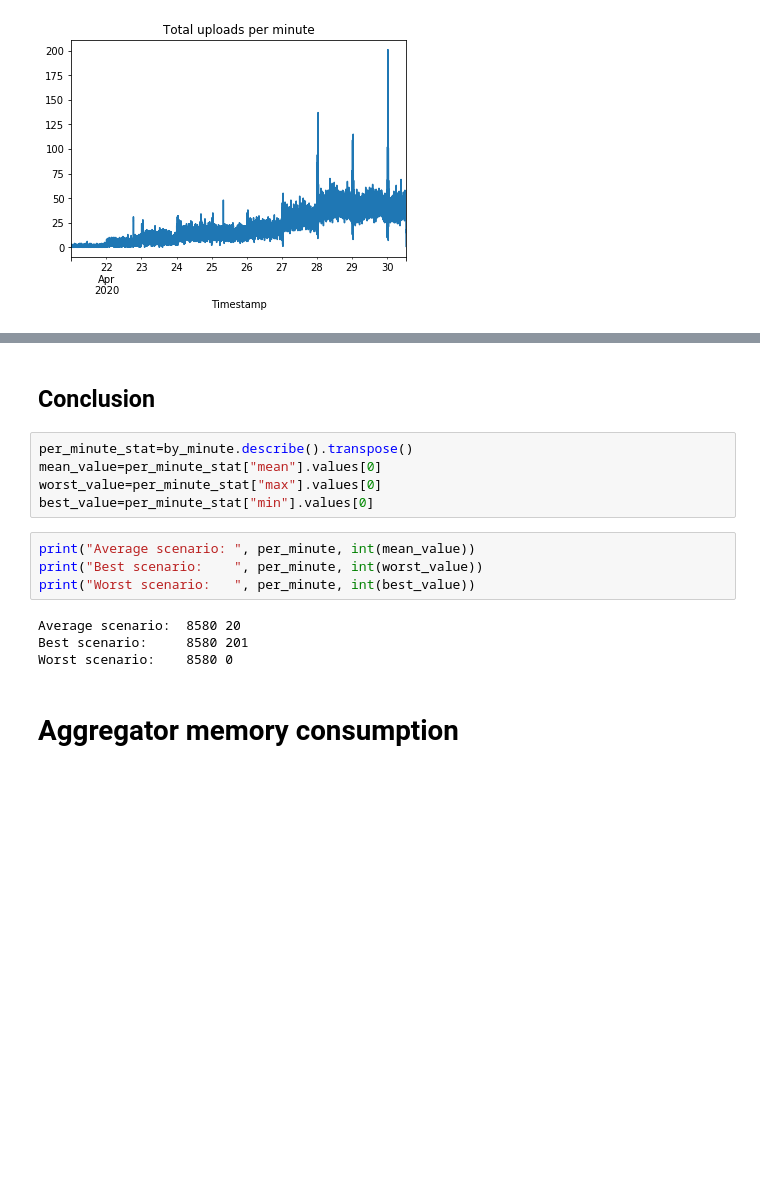
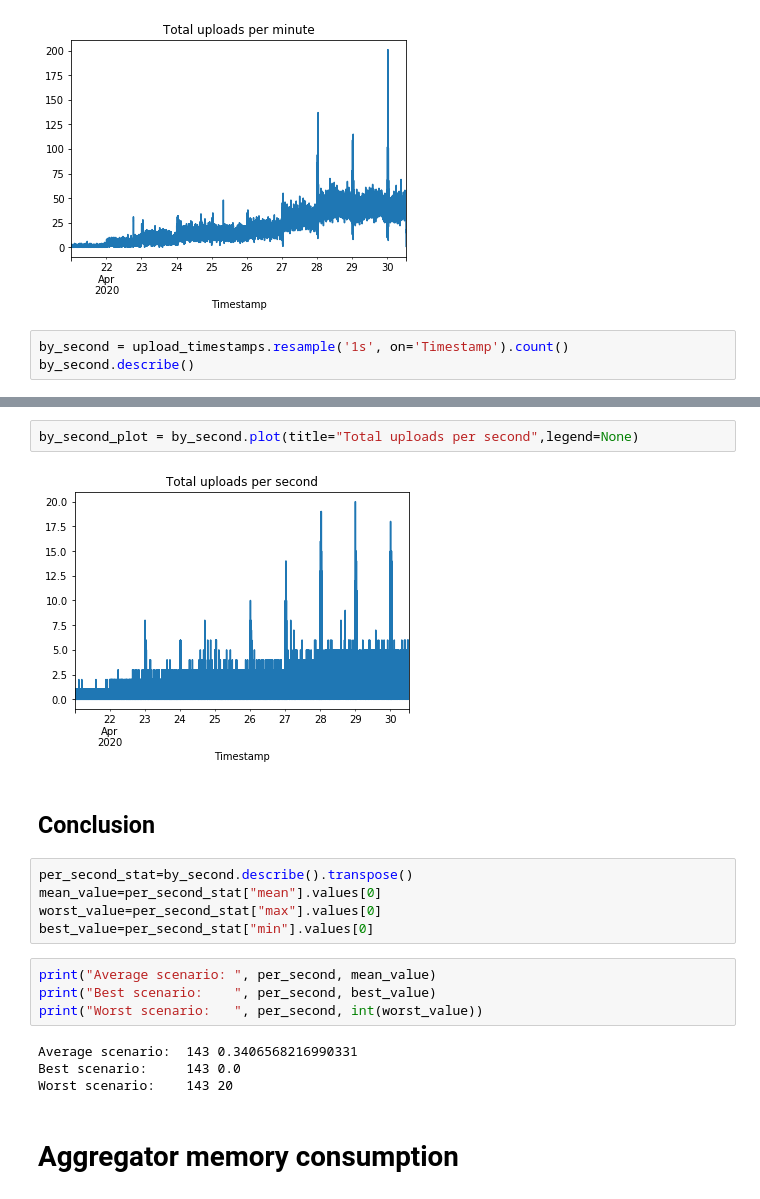
Before and after one commit to tisnik/jupyter-notebook-examples, a Jupyter notebook: consumer_benchmarks.ipynb, the cells around one changed output, grey strips where cells are left out. Drawn from its saved outputs; the diff is of its cells as text; blank space fills up the shorter version.

```diff
--- a/consumer_benchmarks.ipynb
+++ b/consumer_benchmarks.ipynb
@@ -320,3 +322,6 @@ by_minute.describe()
 by_minute_plot = by_minute.plot(title="Total uploads per minute",legend=None)
 # %% [output]
 [figure]
+# %%
+by_second = upload_timestamps.resample('1s', on='Timestamp').count()
+by_second.describe()
@@ -323,18 +338,22 @@ by_minute_plot = by_minute.plot(title="Total uploads per minute",legend=None)
+# %%
+by_second_plot = by_second.plot(title="Total uploads per second",legend=None)
+# %% [output]
+[figure, added]
 # %% [markdown]
 ## Conclusion
 # %%
-per_minute_stat=by_minute.describe().transpose()
-mean_value=per_minute_stat["mean"].values[0]
-worst_value=per_minute_stat["max"].values[0]
-best_value=per_minute_stat["min"].values[0]
+per_second_stat=by_second.describe().transpose()
+mean_value=per_second_stat["mean"].values[0]
+worst_value=per_second_stat["max"].values[0]
+best_value=per_second_stat["min"].values[0]
 # %%
-print("Average scenario: ", per_minute, int(mean_value))
-print("Best scenario:    ", per_minute, int(worst_value))
-print("Worst scenario:   ", per_minute, int(best_value))
+print("Average scenario: ", per_second, mean_value)
+print("Best scenario:    ", per_second, best_value)
+print("Worst scenario:   ", per_second, int(worst_value))
 # %% [output]
-Average scenario:  8580 20
-Best scenario:     8580 201
-Worst scenario:    8580 0
+Average scenario:  143 0.3406568216990331
+Best scenario:     143 0.0
+Worst scenario:    143 20
 # %% [markdown]
 # Aggregator memory consumption
 # %%
```
Also changed, not shown: parts of 4 cells of this notebook.
